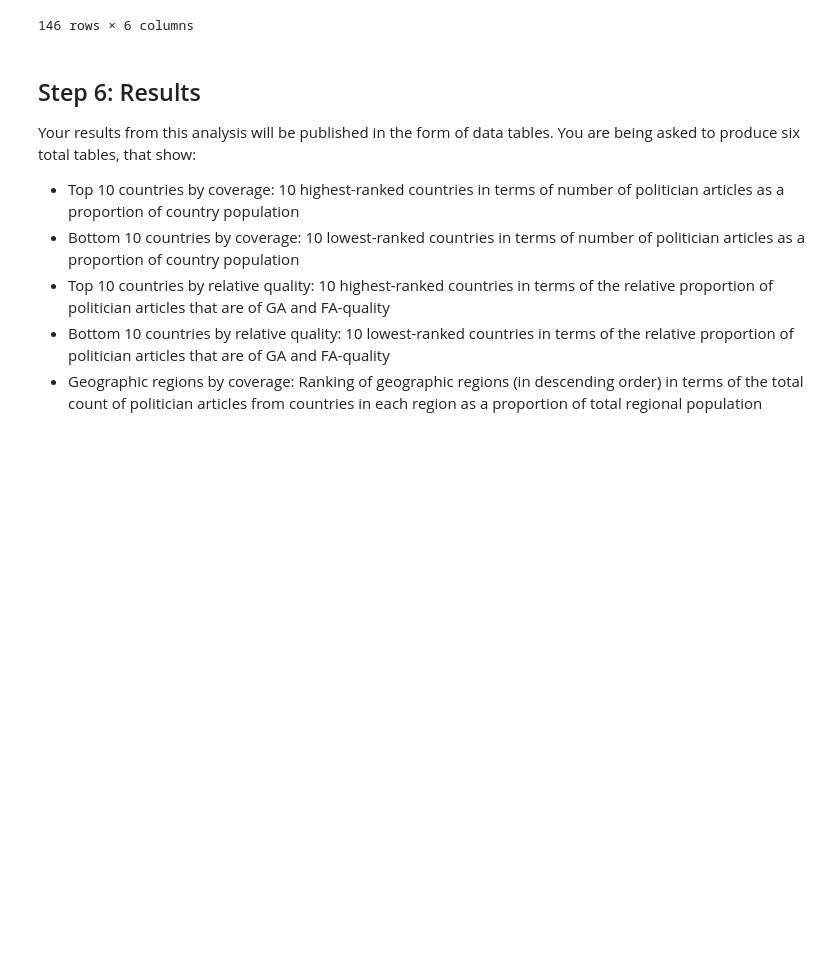
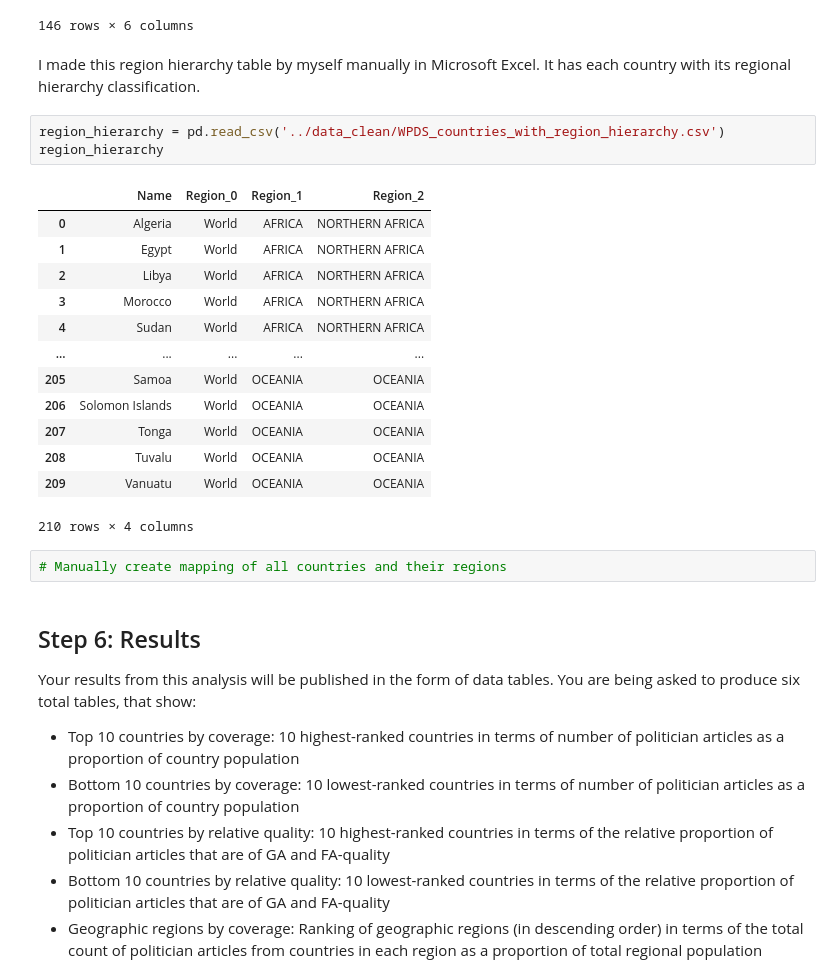
Before and after one commit to anushnap/data-512-a2, a Jupyter notebook: src/hcds-a2-bias.ipynb, the cells around one changed output. Cells and saved outputs as stored; diff of their text form; blank space fills up the shorter version.

Commit message:
regional hierarchies ugh

```diff
--- a/src/hcds-a2-bias.ipynb
+++ b/src/hcds-a2-bias.ipynb
@@ -315,6 +317,27 @@ articles_by_country
 | 325 | Yemen | 29826000 | 3 | 118 | 0.025424 | 1.005834e-07 |
 | 328 | Zimbabwe | 14863000 | 2 | 165 | 0.012121 | 1.345623e-07 |
 146 rows × 6 columns
+# %% [markdown]
+I made this region hierarchy table by myself manually in Microsoft Excel. It has each country with its regional hierarchy classification.
+# %%
+region_hierarchy = pd.read_csv('../data_clean/WPDS_countries_with_region_hierarchy.csv')
+region_hierarchy
+# %% [output]
+|  | Name | Region_0 | Region_1 | Region_2 |
+| 0 | Algeria | World | AFRICA | NORTHERN AFRICA |
+| 1 | Egypt | World | AFRICA | NORTHERN AFRICA |
+| 2 | Libya | World | AFRICA | NORTHERN AFRICA |
+| 3 | Morocco | World | AFRICA | NORTHERN AFRICA |
+| 4 | Sudan | World | AFRICA | NORTHERN AFRICA |
+| ... | ... | ... | ... | ... |
+| 205 | Samoa | World | OCEANIA | OCEANIA |
+| 206 | Solomon Islands | World | OCEANIA | OCEANIA |
+| 207 | Tonga | World | OCEANIA | OCEANIA |
+| 208 | Tuvalu | World | OCEANIA | OCEANIA |
+| 209 | Vanuatu | World | OCEANIA | OCEANIA |
+210 rows × 4 columns
+# %%
+# Manually create mapping of all countries and their regions
 # %% [markdown]
 ## Step 6: Results
 
```
Also changed, not shown: parts of 1 cell of this notebook, 2 other files.
